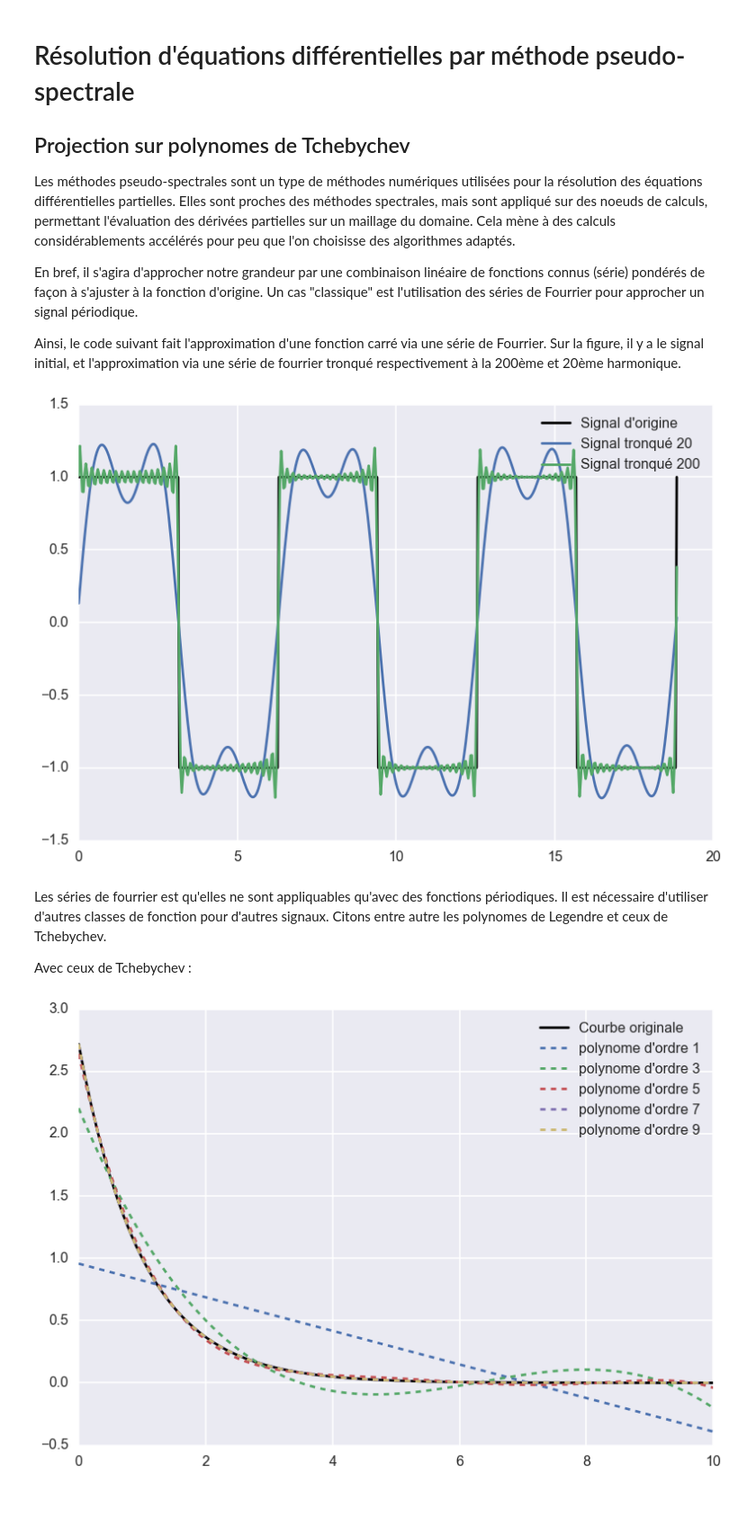
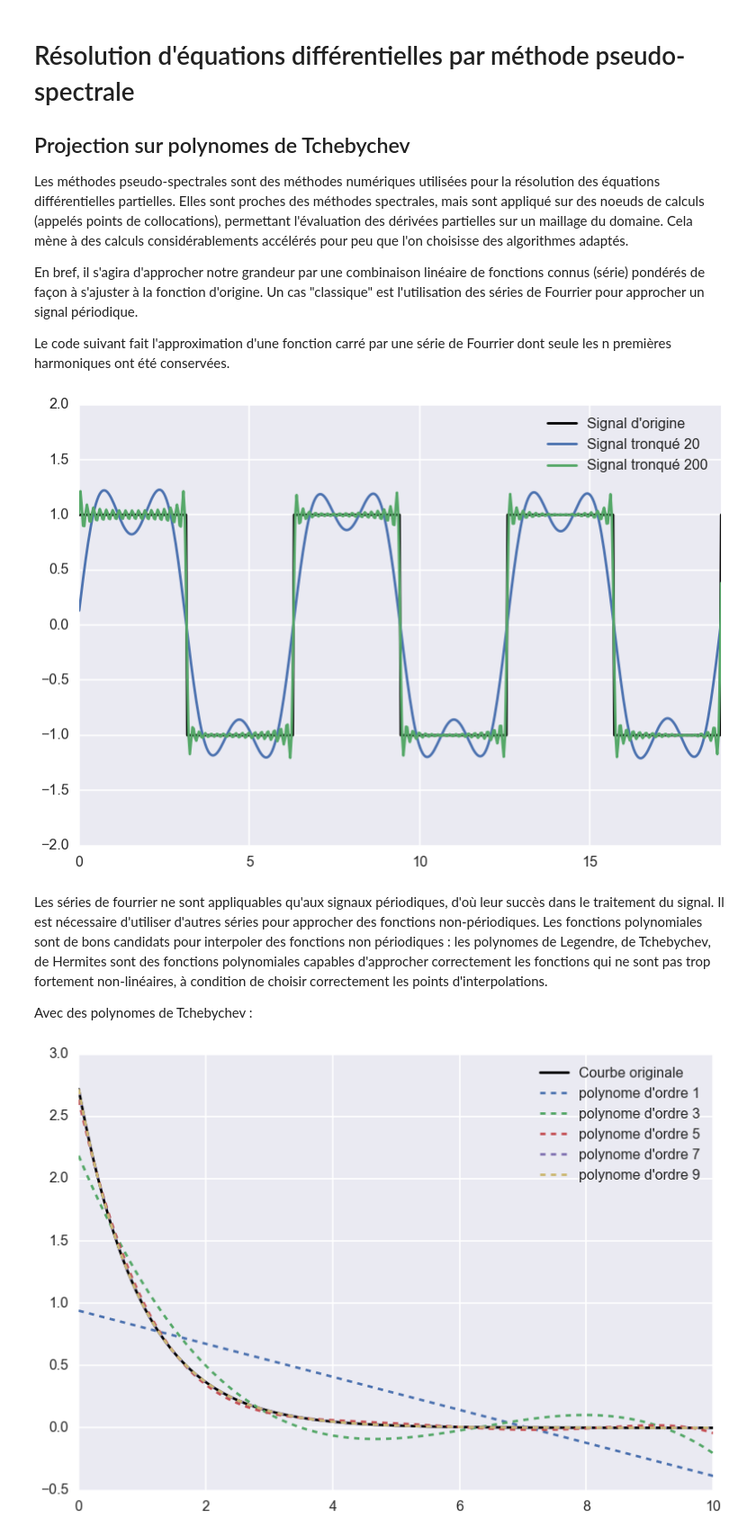
Before and after one commit to locie/locie_notebook, a Jupyter notebook: tchebychev-diff.ipynb, the cells around one changed output. Shown at 90% size. Cells and saved outputs as stored; diff of their text form; code cells hidden in the pictures; blank space fills up the shorter version.

```diff
--- a/tchebychev-diff.ipynb
+++ b/tchebychev-diff.ipynb
@@ -7,37 +7,38 @@ import seaborn as sbn
 # Résolution d'équations différentielles par méthode pseudo-spectrale
 ## Projection sur polynomes de Tchebychev
 
-Les méthodes pseudo-spectrales sont un type de méthodes numériques utilisées pour la résolution des équations différentielles partielles. Elles sont proches des méthodes spectrales, mais sont appliqué sur des noeuds de calculs, permettant l'évaluation des dérivées partielles sur un maillage du domaine. Cela mène à des calculs considérablements accélérés pour peu que l'on choisisse des algorithmes adaptés.
+Les méthodes pseudo-spectrales sont des méthodes numériques utilisées pour la résolution des équations différentielles partielles. Elles sont proches des méthodes spectrales, mais sont appliqué sur des noeuds de calculs (appelés points de collocations), permettant l'évaluation des dérivées partielles sur un maillage du domaine. Cela mène à des calculs considérablements accélérés pour peu que l'on choisisse des algorithmes adaptés.
 
 En bref, il s'agira d'approcher notre grandeur par une combinaison linéaire de fonctions connus (série) pondérés de façon à s'ajuster à la fonction d'origine. Un cas "classique" est l'utilisation des séries de Fourrier pour approcher un signal périodique.
 
-Ainsi, le code suivant fait l'approximation d'une fonction carré via une série de Fourrier. Sur la figure, il y a le signal initial, et l'approximation via une série de fourrier tronqué respectivement à la 200ème et 20ème harmonique.
+Le code suivant fait l'approximation d'une fonction carré par une série de Fourrier dont seule les n premières harmoniques ont été conservées.
 # %%
 from scipy.signal import sawtooth, square
 from scipy.fftpack import rfft, irfft
-sbn.set_context('poster')
+sns.set_context('poster')
 
 x = np.linspace(0, 3*np.pi*2., 500)
 y = square(x)
 y_fourrier200 = rfft(y)
 y_fourrier20 = rfft(y)
 y_fourrier200[200:] = 0
 y_fourrier20[20:] = 0
 y_real20 = irfft(y_fourrier20)
 y_real200 = irfft(y_fourrier200)
 
 pl.plot(x, y, color='black')
 pl.plot(x, y_real20)
 pl.plot(x, y_real200)
-pl.legend(["Signal d'origine", "Signal tronqué 20", "Signal tronqué 200"])
+pl.xlim(0, 3*np.pi*2.)
+pl.ylim(-2, 2)
+pl.legend(["Signal d'origine", "Signal tronqué 20", "Signal tronqué 200"], loc='best')
 pl.show()
 # %% [output]
-[figure, old version]
+[figure, new version]
-# %% [markdown]
-Les séries de fourrier est qu'elles ne sont appliquables qu'avec des fonctions périodiques. Il est nécessaire d'utiliser d'autres classes de fonction pour d'autres signaux.
-Citons entre autre les polynomes de Legendre et ceux de Tchebychev.
-
-Avec ceux de Tchebychev :
+# %% [markdown]
+Les séries de fourrier ne sont appliquables qu'aux signaux périodiques, d'où leur succès dans le traitement du signal. Il est nécessaire d'utiliser d'autres séries pour approcher des fonctions non-périodiques. Les fonctions polynomiales sont de bons candidats pour interpoler des fonctions non périodiques : les polynomes de Legendre, de Tchebychev, de Hermites sont des fonctions polynomiales capables d'approcher correctement les fonctions qui ne sont pas trop fortement non-linéaires, à condition de choisir correctement les points d'interpolations.
+
+Avec des polynomes de Tchebychev :
 # %%
 from numpy.polynomial import chebyshev as C
 
```
Also changed, not shown: parts of 7 cells of this notebook.
